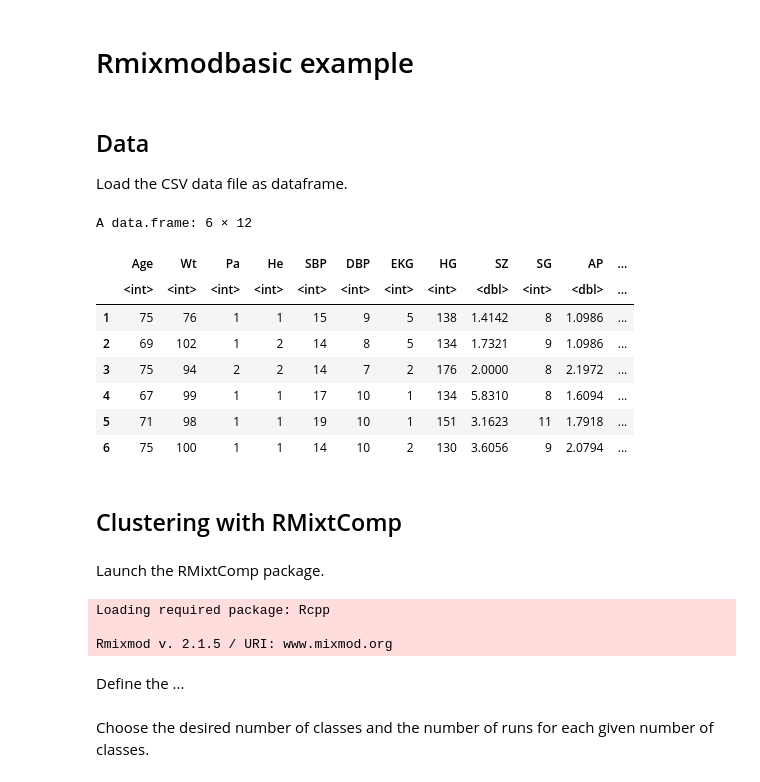
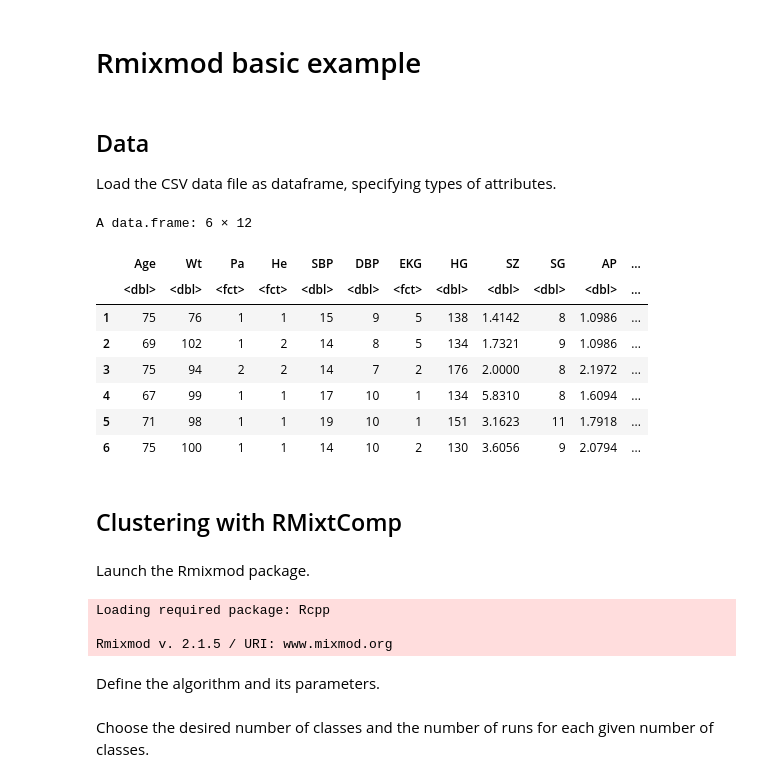
Before and after one commit to vandaele/mixmod-notebook, a Jupyter notebook: mixmod-example.ipynb, the cells around one changed output. Saved outputs shown, nothing was run; the diff lists cells and outputs as text; code cells hidden in the pictures.

```diff
--- a/mixmod-example.ipynb
+++ b/mixmod-example.ipynb
@@ -1,16 +1,17 @@
 # %% [markdown]
-# Rmixmodbasic example
+# Rmixmod basic example
 # %% [markdown]
 ## Data
 
-Load the CSV data file as dataframe.
+Load the CSV data file as dataframe, specifying types of attributes.
 # %%
-data <- read.table("mixmod-example.csv", sep = ";", header = TRUE)
+classes <- c("numeric","numeric","factor","factor","numeric","numeric","factor","numeric","numeric","numeric","numeric","factor")
+data <- read.table("mixmod-example.csv", sep = ";", header = TRUE, colClasses=classes)
 head(data)
 # %% [output]
 A data.frame: 6 × 12
 |  | Age | Wt | Pa | He | SBP | DBP | EKG | HG | SZ | SG | AP | ... |
-|  | <int> | <int> | <int> | <int> | <int> | <int> | <int> | <int> | <dbl> | <int> | <dbl> | ... |
+|  | <dbl> | <dbl> | <fct> | <fct> | <dbl> | <dbl> | <fct> | <dbl> | <dbl> | <dbl> | <dbl> | ... |
 | 1 | 75 | 76 | 1 | 1 | 15 | 9 | 5 | 138 | 1.4142 | 8 | 1.0986 | ... |
 | 2 | 69 | 102 | 1 | 2 | 14 | 8 | 5 | 134 | 1.7321 | 9 | 1.0986 | ... |
 | 3 | 75 | 94 | 2 | 2 | 14 | 7 | 2 | 176 | 2.0000 | 8 | 2.1972 | ... |
@@ -20,7 +21,7 @@ A data.frame: 6 × 12
 # %% [markdown]
 ## Clustering with RMixtComp
 # %% [markdown]
-Launch the RMixtComp package.
+Launch the Rmixmod package.
 # %%
 library(Rmixmod)
 # %% [output]
@@ -28,7 +29,7 @@ Loading required package: Rcpp
 
 Rmixmod v. 2.1.5 / URI: www.mixmod.org
 # %% [markdown]
-Define the ...
+Define the algorithm and its parameters.
 # %%
 mixmodStrat <- mixmodStrategy(algo="EM",
                               epsilonInAlgo=0.001,
```
Also changed, not shown: parts of 8 cells of this notebook.
